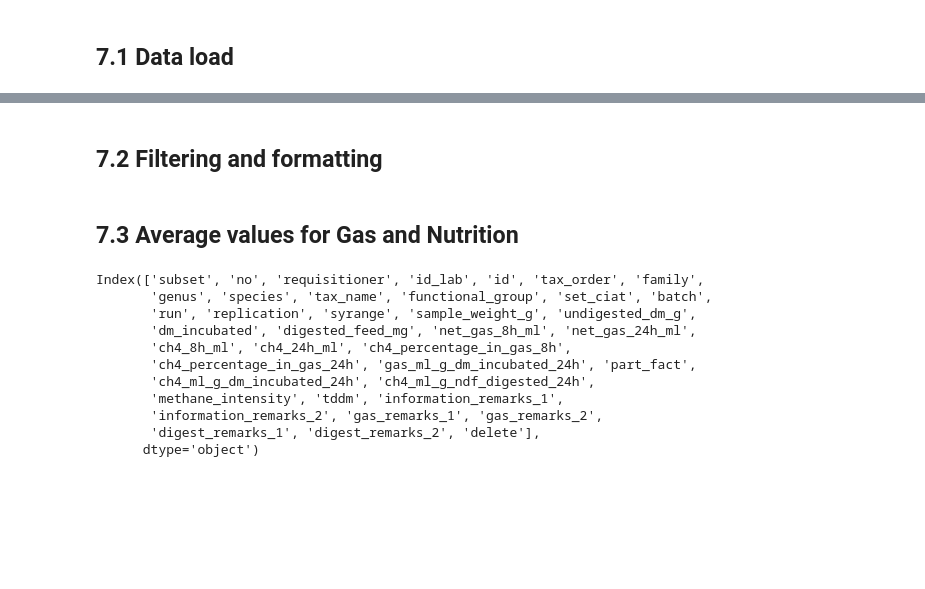
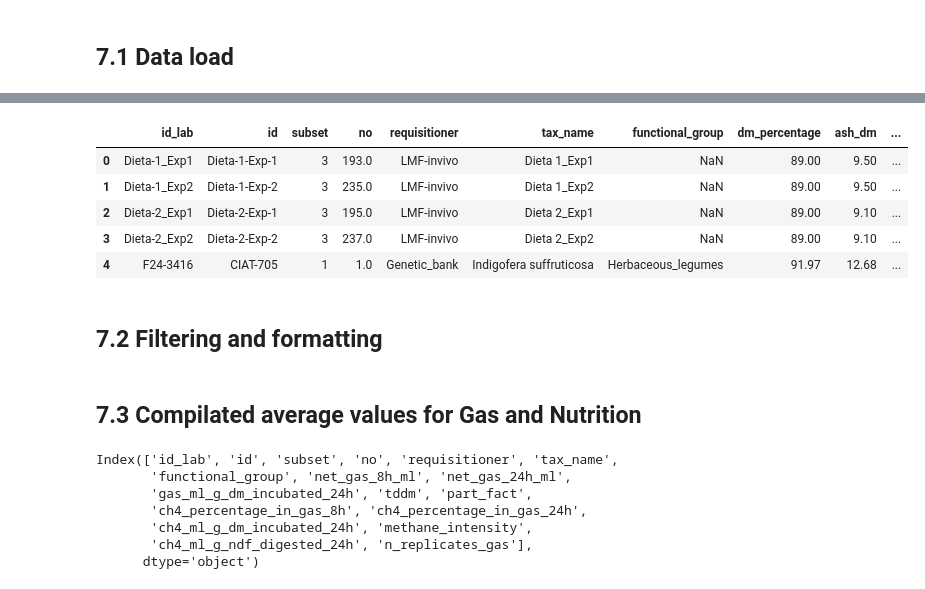
Before and after one commit to maurope/lmf, a Jupyter notebook: notebooks/2026/2026_05_22_data_delivery.ipynb, the cells around one changed output, grey strips where cells are left out. Cells and saved outputs as stored; diff of their text form; code cells hidden in the pictures; blank space fills up the shorter version.

```diff
--- a/notebooks/2026/2026_05_22_data_delivery.ipynb
+++ b/notebooks/2026/2026_05_22_data_delivery.ipynb
@@ -844,3 +862,12 @@ leg = pd.read_csv('/content/drive/MyDrive/lmf/data/2026_05_22_data_delivery/07_n
+# %%
+nu_av.head(5)
+# %% [output]
+|  | id_lab | id | subset | no | requisitioner | tax_name | functional_group | dm_percentage | ash_dm | ... |
+| 0 | Dieta-1_Exp1 | Dieta-1-Exp-1 | 3 | 193.0 | LMF-invivo | Dieta 1_Exp1 | NaN | 89.00 | 9.50 | ... |
+| 1 | Dieta-1_Exp2 | Dieta-1-Exp-2 | 3 | 235.0 | LMF-invivo | Dieta 1_Exp2 | NaN | 89.00 | 9.50 | ... |
+| 2 | Dieta-2_Exp1 | Dieta-2-Exp-1 | 3 | 195.0 | LMF-invivo | Dieta 2_Exp1 | NaN | 89.00 | 9.10 | ... |
+| 3 | Dieta-2_Exp2 | Dieta-2-Exp-2 | 3 | 237.0 | LMF-invivo | Dieta 2_Exp2 | NaN | 89.00 | 9.10 | ... |
+| 4 | F24-3416 | CIAT-705 | 1 | 1.0 | Genetic_bank | Indigofera suffruticosa | Herbaceous_legumes | 91.97 | 12.68 | ... |
 # %% [markdown]
 ## 7.2 Filtering and formatting
 # %%
@@ -853,17 +880,13 @@ gt['id'] = clean_standardize_ids(gt['id'])
 leg['id'] = clean_standardize_ids(leg['id'])
 # %% [markdown]
-## 7.3 Average values for Gas and Nutrition
+## 7.3 Compilated average values for Gas and Nutrition
 # %%
-gas.columns
+gas_av.columns
 # %% [output]
-Index(['subset', 'no', 'requisitioner', 'id_lab', 'id', 'tax_order', 'family',
-       'genus', 'species', 'tax_name', 'functional_group', 'set_ciat', 'batch',
-       'run', 'replication', 'syrange', 'sample_weight_g', 'undigested_dm_g',
-       'dm_incubated', 'digested_feed_mg', 'net_gas_8h_ml', 'net_gas_24h_ml',
-       'ch4_8h_ml', 'ch4_24h_ml', 'ch4_percentage_in_gas_8h',
-       'ch4_percentage_in_gas_24h', 'gas_ml_g_dm_incubated_24h', 'part_fact',
-       'ch4_ml_g_dm_incubated_24h', 'ch4_ml_g_ndf_digested_24h',
-       'methane_intensity', 'tddm', 'information_remarks_1',
-       'information_remarks_2', 'gas_remarks_1', 'gas_remarks_2',
-       'digest_remarks_1', 'digest_remarks_2', 'delete'],
+Index(['id_lab', 'id', 'subset', 'no', 'requisitioner', 'tax_name',
+       'functional_group', 'net_gas_8h_ml', 'net_gas_24h_ml',
+       'gas_ml_g_dm_incubated_24h', 'tddm', 'part_fact',
+       'ch4_percentage_in_gas_8h', 'ch4_percentage_in_gas_24h',
+       'ch4_ml_g_dm_incubated_24h', 'methane_intensity',
+       'ch4_ml_g_ndf_digested_24h', 'n_replicates_gas'],
       dtype='object')
```
Also changed, not shown: parts of 29 cells of this notebook, 6 other files.
